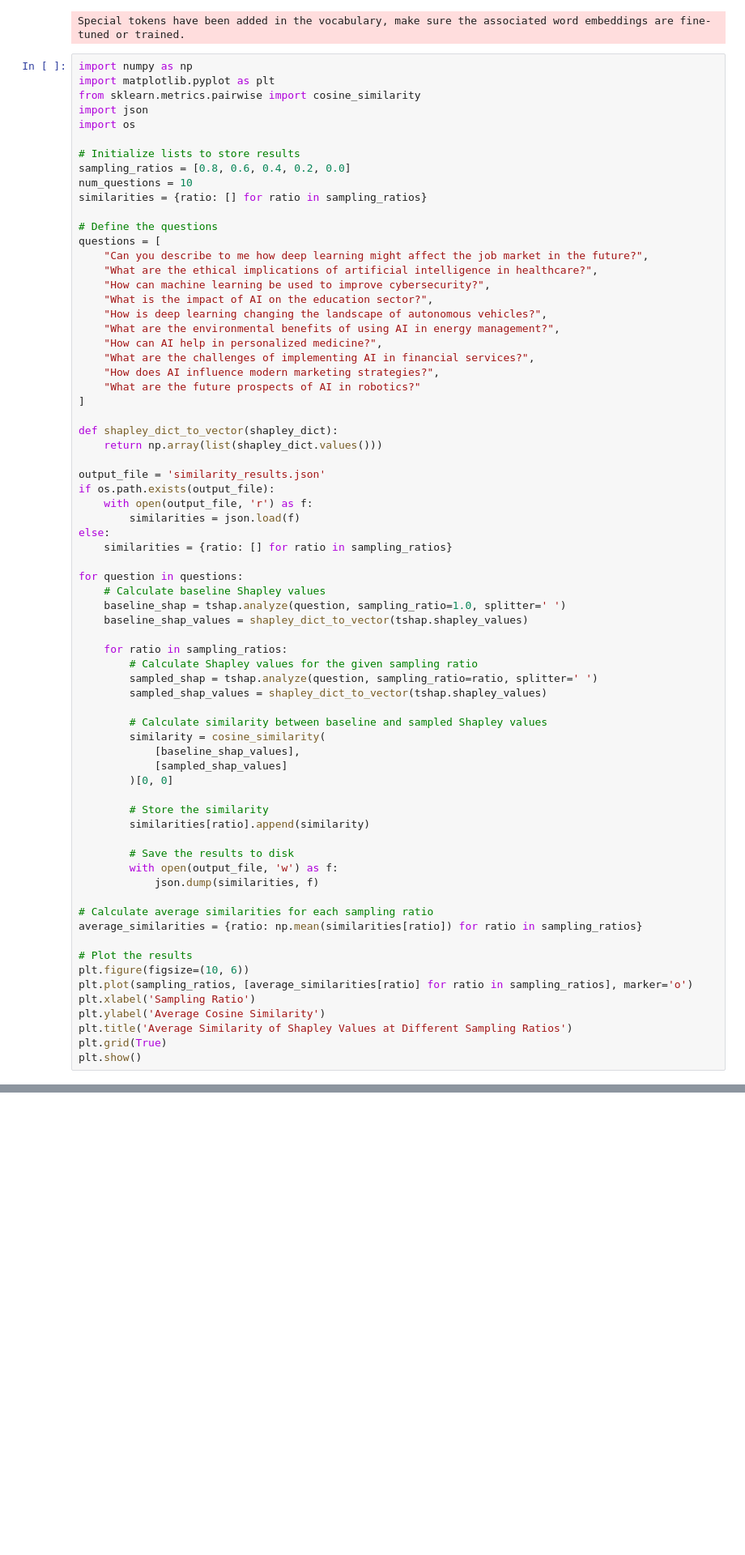
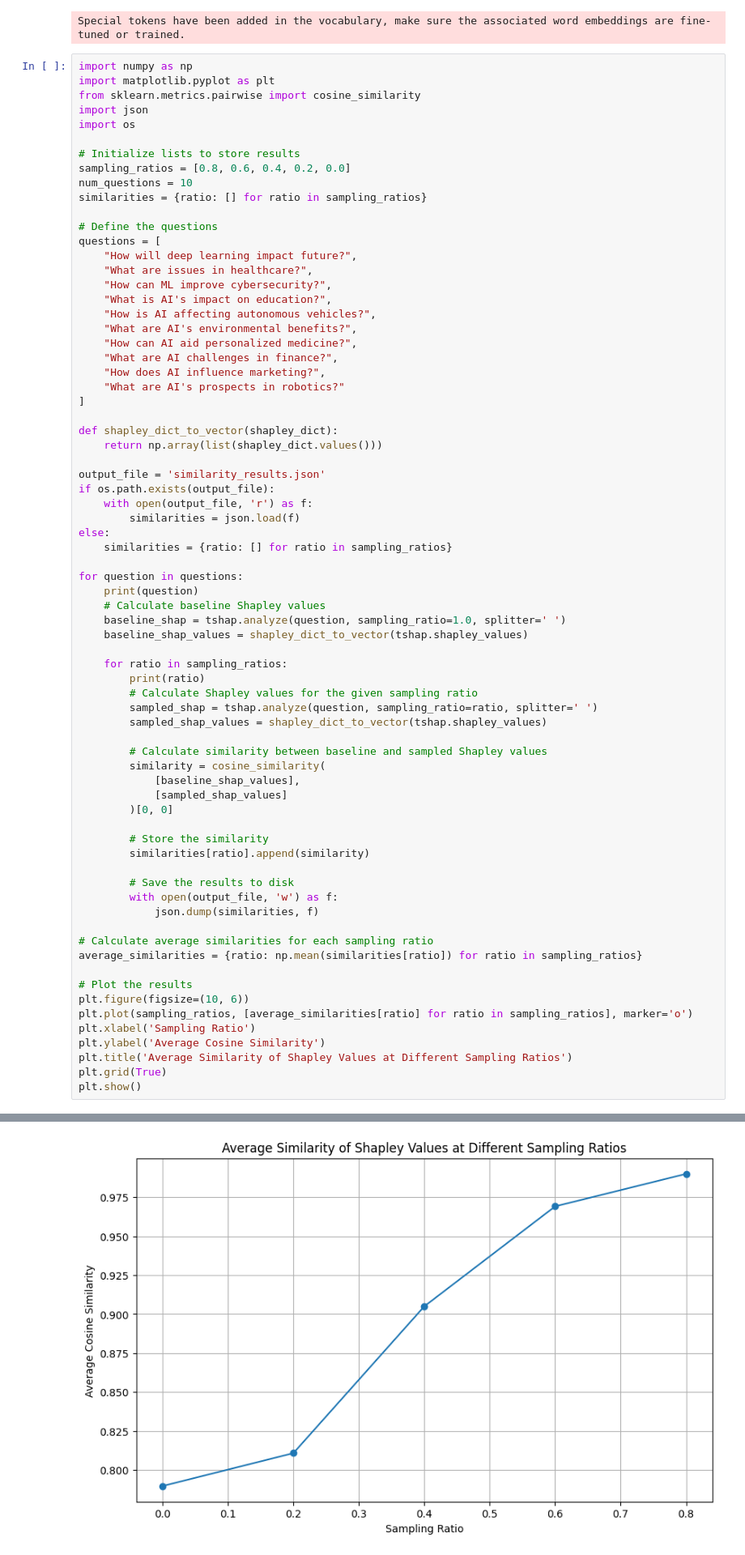
Before and after one commit to ronigold/TokenSHAP, a Jupyter notebook: Sample analysis.ipynb, the cells around one changed output, grey strips where cells are left out. Shown: that part at 81% size. Drawn from its saved outputs; the diff is of its cells as text; blank space fills up the shorter version.

Commit message:
add plots

```diff
--- a/Sample analysis.ipynb
+++ b/Sample analysis.ipynb
@@ -20,16 +20,16 @@ similarities = {ratio: [] for ratio in sampling_ratios}
 
 # Define the questions
 questions = [
-    "Can you describe to me how deep learning might affect the job market in the future?",
-    "What are the ethical implications of artificial intelligence in healthcare?",
-    "How can machine learning be used to improve cybersecurity?",
-    "What is the impact of AI on the education sector?",
-    "How is deep learning changing the landscape of autonomous vehicles?",
-    "What are the environmental benefits of using AI in energy management?",
-    "How can AI help in personalized medicine?",
-    "What are the challenges of implementing AI in financial services?",
-    "How does AI influence modern marketing strategies?",
-    "What are the future prospects of AI in robotics?"
+    "How will deep learning impact future?",
+    "What are issues in healthcare?",
+    "How can ML improve cybersecurity?",
+    "What is AI's impact on education?",
+    "How is AI affecting autonomous vehicles?",
+    "What are AI's environmental benefits?",
+    "How can AI aid personalized medicine?",
+    "What are AI challenges in finance?",
+    "How does AI influence marketing?",
+    "What are AI's prospects in robotics?"
 ]
 
 def shapley_dict_to_vector(shapley_dict):
@@ -43,11 +43,13 @@ else:
     similarities = {ratio: [] for ratio in sampling_ratios}
 
 for question in questions:
+    print(question)
     # Calculate baseline Shapley values
     baseline_shap = tshap.analyze(question, sampling_ratio=1.0, splitter=' ')
     baseline_shap_values = shapley_dict_to_vector(tshap.shapley_values)
 
     for ratio in sampling_ratios:
+        print(ratio)
         # Calculate Shapley values for the given sampling ratio
         sampled_shap = tshap.analyze(question, sampling_ratio=ratio, splitter=' ')
         sampled_shap_values = shapley_dict_to_vector(tshap.shapley_values)
@@ -76,3 +78,4 @@ plt.ylabel('Average Cosine Similarity')
 plt.title('Average Similarity of Shapley Values at Different Sampling Ratios')
 plt.grid(True)
 plt.show()
+# %% [output]
@@ -78,0 +99 @@ plt.show()
+[figure, added]
```
Also changed, not shown: parts of 2 cells of this notebook, 5 other files.
